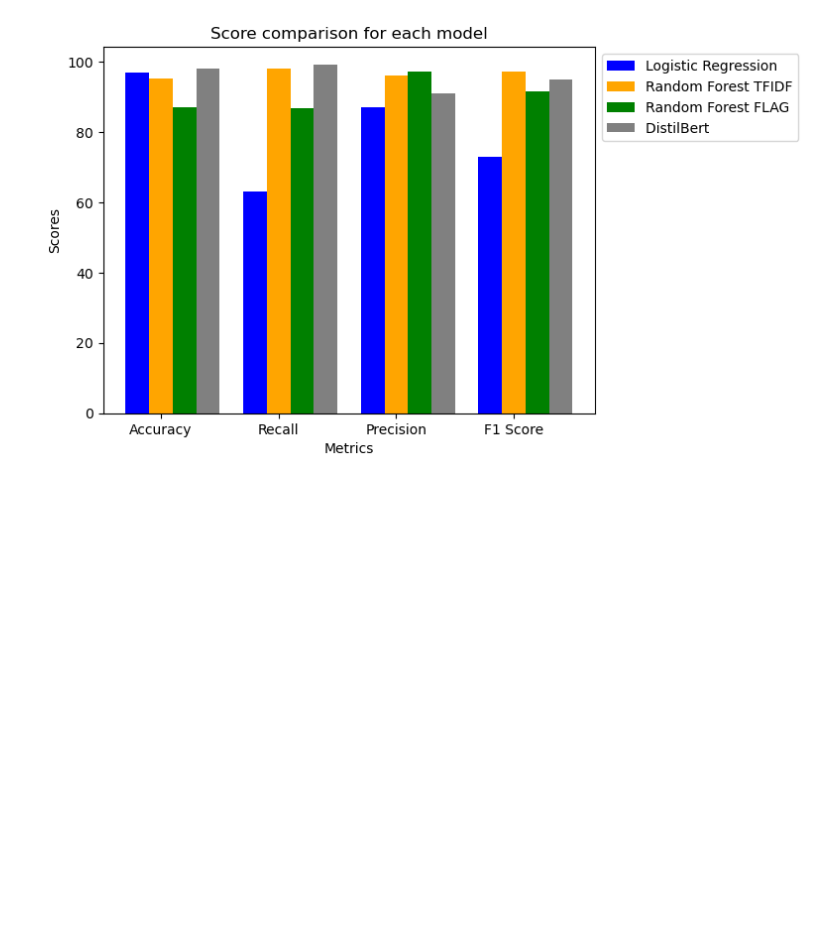
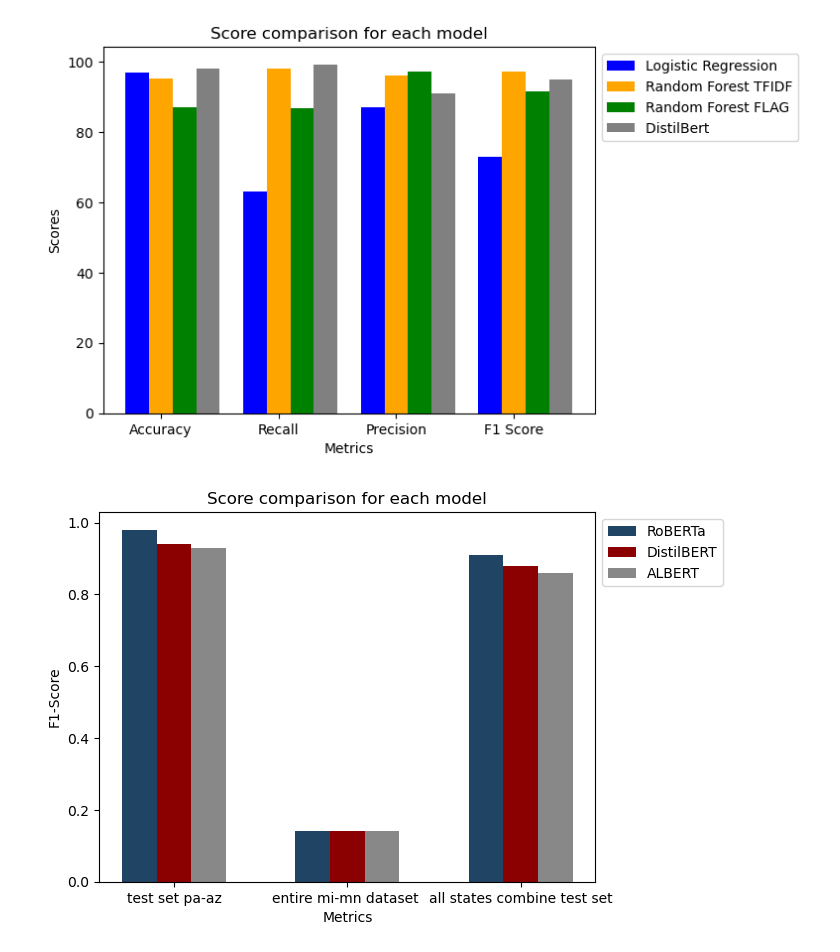
Before and after one commit to satadisha/ner_congressional_records, a Jupyter notebook: graphs.ipynb, the cells around one changed output. Drawn from its saved outputs; the diff is of its cells as text; code cells hidden in the pictures; blank space fills up the shorter version.

Commit message:
mn cleaning and some comparison graphs

```diff
--- a/graphs.ipynb
+++ b/graphs.ipynb
@@ -139,3 +139,32 @@ plt.legend(["Logistic Regression", "Random Forest TFIDF", "Random Forest FLAG",
 plt.show()
 # %% [output]
 [figure]
+# %%
+import matplotlib.pyplot as plt
+import numpy as np
+
+x = np.arange(3)
+y1 = [0.98, 0.14, 0.91]
+y2 = [0.94, 0.14, 0.88]
+y3 = [0.93, 0.14, 0.86]
+# y1 = [logistic_regresion['Accuracy'], logistic_regresion['Recall'], logistic_regresion['Precision'], logistic_regresion['f1_score']]
+# y2 = [random_forest__tfidf_scores['Accuracy'], random_forest__tfidf_scores['Recall'], random_forest__tfidf_scores['Precision'], random_forest__tfidf_scores['f1_score']]
+# y3 = [random_forest__flag_scores['Accuracy'], random_forest__flag_scores['Recall'], random_forest__flag_scores['Precision'], random_forest__flag_scores['f1_score']]
+# y4 = [DistilBert ['Accuracy'], DistilBert ['Recall'], DistilBert ['Precision'], DistilBert ['f1_score']]
+
+width = 0.2
+
+# plot data in grouped manner of bar type
+plt.bar(x-0.2, y1, width, color='#204463')
+plt.bar(x, y2, width, color='#8b0000')
+plt.bar(x+0.2, y3, width, color='#888888')
+# plt.bar(x+0.4, y4, width, color='gray')
+
+plt.xticks(x, ['test set pa-az', 'entire mi-mn dataset ', 'all states combine test set'])
+plt.xlabel("Metrics")
+plt.ylabel("F1-Score")
+plt.title("Score comparison for each model")
+plt.legend(["RoBERTa", "DistilBERT", "ALBERT"], bbox_to_anchor=[1,1])
+plt.show()
+# %% [output]
+[figure, added]
```
Also changed, not shown: parts of 1 cell of this notebook, 1 other file.
